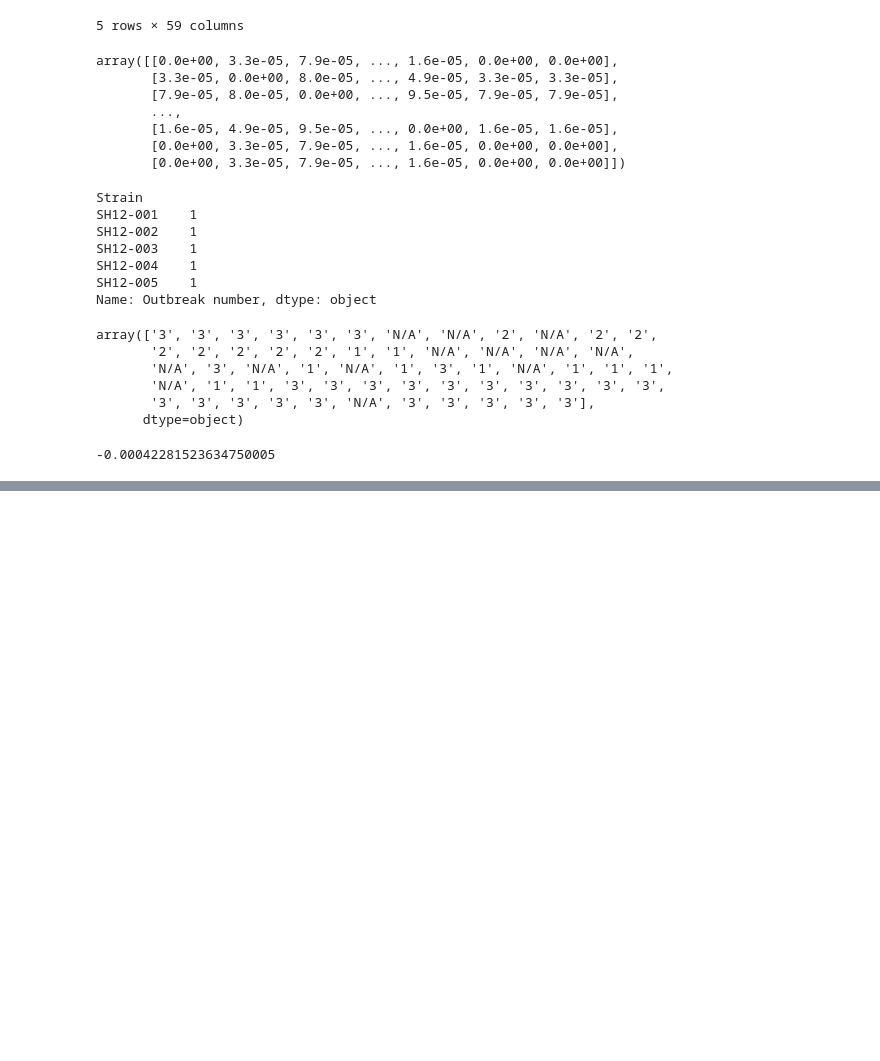
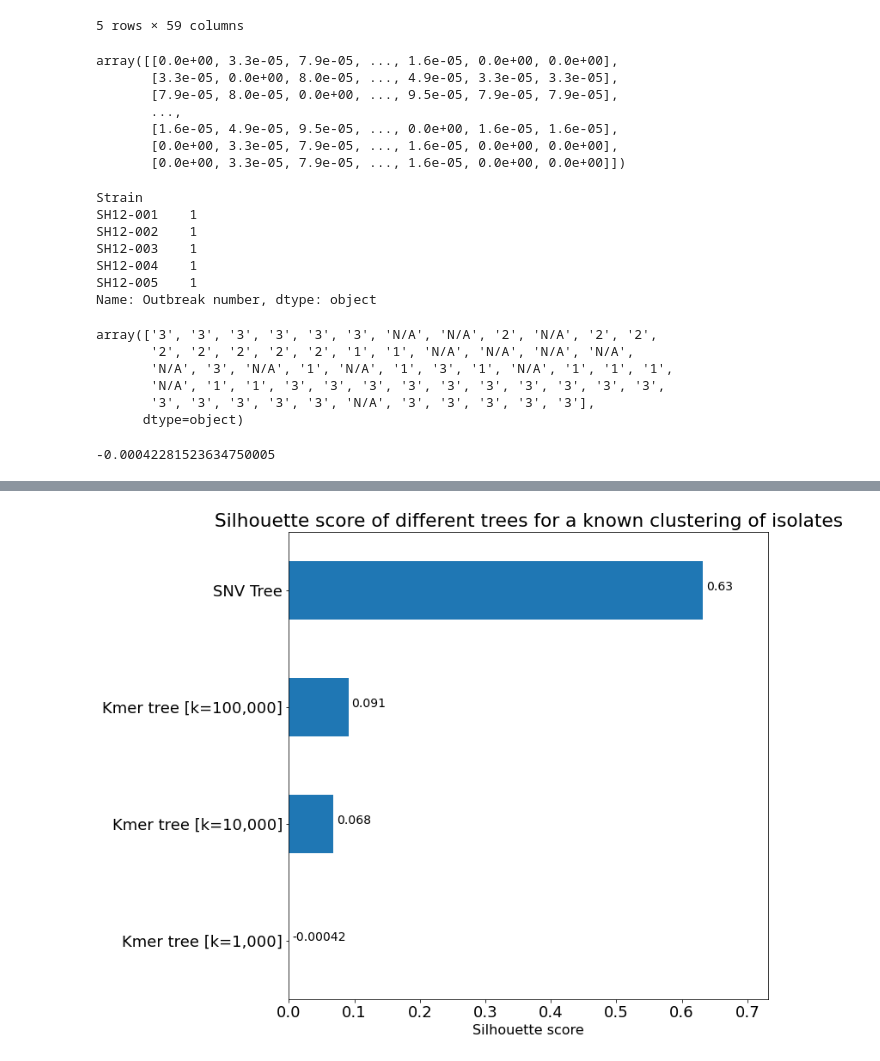
Before and after one commit to apetkau/thesis-workflows, a Jupyter notebook: mash-nextflow/tree-comparisons/clustering-performance.ipynb, the cells around one changed output, grey strips where cells are left out. Cells and saved outputs as stored; diff of their text form; code cells hidden in the pictures; blank space fills up the shorter version.

Commit message:
Finally got silhouette scores from scikit to work

```diff
--- a/mash-nextflow/tree-comparisons/clustering-performance.ipynb
+++ b/mash-nextflow/tree-comparisons/clustering-performance.ipynb
@@ -493,3 +493,101 @@ from sklearn import metrics
 metrics.silhouette_score(tree_distances_numpy, ordered_cluster_labels, metric='precomputed')
 # %% [output]
 -0.00042281523634750005
+# %%
+from typing import List
+import pandas as pd
+from sklearn import metrics
+from ete3 import Tree
+import matplotlib.pyplot as plt
+
+def expected_clusters_parser(file: str) -> pd.Series:
+    """
+    Reads in a file defining expected clusters and returns a series.
+
+    :param file: The file defining the clusters.
+    :return: A series of expected cluster labels and the isolate names.
+    """
+    df = pd.read_csv(file, sep='\t', dtype={'Outbreak number': 'str'}).set_index('Strain')
+    df['Outbreak number'] = df['Outbreak number'].fillna('N/A')
+
+    return df['Outbreak number']
+
+class ClusterToTreeEvaluator:
+
+    def __init__(self, clusters: pd.Series):
+        self._clusters = clusters
+
+    def evaluate(self, tree: TreeNode, exclude_isolates: List[str] = None):
+        pass
+
+class ClusterToTreeEvaluatorSilhouette(ClusterToTreeEvaluator):
+
+    def __init__(self, clusters: pd.Series):
+        super().__init__(clusters)
+
+    def _construct_dist_dataframe(self, tree: TreeNode) -> pd.DataFrame:
+        leaves = tree.get_leaves()
+        leaf_names = [l.name for l in leaves]
+
+        rows = []
+        for i in leaves:
+            column = []
+            for j in leaves:
+                column.append(i.get_distance(j.name))
+            rows.append(column)
+
+        return pd.DataFrame(data=rows, columns=leaf_names, index=leaf_names)
+
+    def evaluate(self, tree: TreeNode, exclude_isolates: List[str] = None):
+        tree_distances = self._construct_dist_dataframe(tree)
+        if exclude_isolates is not None:
+            for excluded in exclude_isolates:
+                if excluded in tree_distances:
+                    tree_distances = tree_distances.drop(exclude_isolates, axis='index').drop(exclude_isolates, axis='columns')
+
+        tree_distances_numpy = tree_distances.to_numpy()
+        ordered_cluster_labels = self._clusters[tree_distances.index].to_numpy()
+
+        return metrics.silhouette_score(tree_distances_numpy,
+                                        ordered_cluster_labels,
+                                        metric='precomputed')
+
+def evaluate_all_trees(tree_evaluator: ClusterToTreeEvaluator, tree_files: List[str],
+                       exclude_isolates: List[str]) -> pd.DataFrame:
+    scores = []
+
+    for file in tree_files:
+        tree = Tree(file)
+        tree.unroot()
+        score = tree_evaluator.evaluate(tree, exclude_isolates=exclude_isolates)
+        scores.append(score)
+
+    return pd.DataFrame(data=scores, columns=['silhouette'], index=tree_files)
+
+expected_clusters = expected_clusters_parser('strain_table.txt')
+tree_evaluator = ClusterToTreeEvaluatorSilhouette(expected_clusters)
+
+tree_scores = evaluate_all_trees(tree_evaluator=tree_evaluator,
+                   tree_files=['tree-1000.txt', 'tree-10000.txt', 'tree-100000.txt', 'snvphyl-tree.txt'],
+                   exclude_isolates=['reference']
+                  )
+
+tree_scores['label'] = None
+tree_scores.loc['snvphyl-tree.txt', 'label'] = 'SNV Tree'
+tree_scores.loc['tree-1000.txt', 'label'] = 'Kmer tree [k=1,000]'
+tree_scores.loc['tree-10000.txt', 'label'] = 'Kmer tree [k=10,000]'
+tree_scores.loc['tree-100000.txt', 'label'] = 'Kmer tree [k=100,000]'
+tree_scores = tree_scores.set_index('label')
+plt.figure()
+plt.rcParams.update({'font.size': 18})
+tree_scores.plot(kind='barh', figsize=(10,10), legend=False)
+scores_list = tree_scores['silhouette'].tolist()
+scores_list.append(0)
+ax = plt.gca()
+plt.xlim(min(scores_list), max(scores_list) + 0.1)
+plt.xlabel('Silhouette score')
+plt.ylabel('')
+plt.title('Silhouette score of different trees for a known clustering of isolates')
+for i, v in enumerate(tree_scores['silhouette']):
+    ax.text(v + 0.005, i, f'{v:.2}', fontsize=14)
+# %% [output]
@@ -495,0 +595 @@ metrics.silhouette_score(tree_distances_numpy, ordered_cluster_labels, metric='p
+[figure, added]
```
Also changed, not shown: parts of 3 cells of this notebook.
